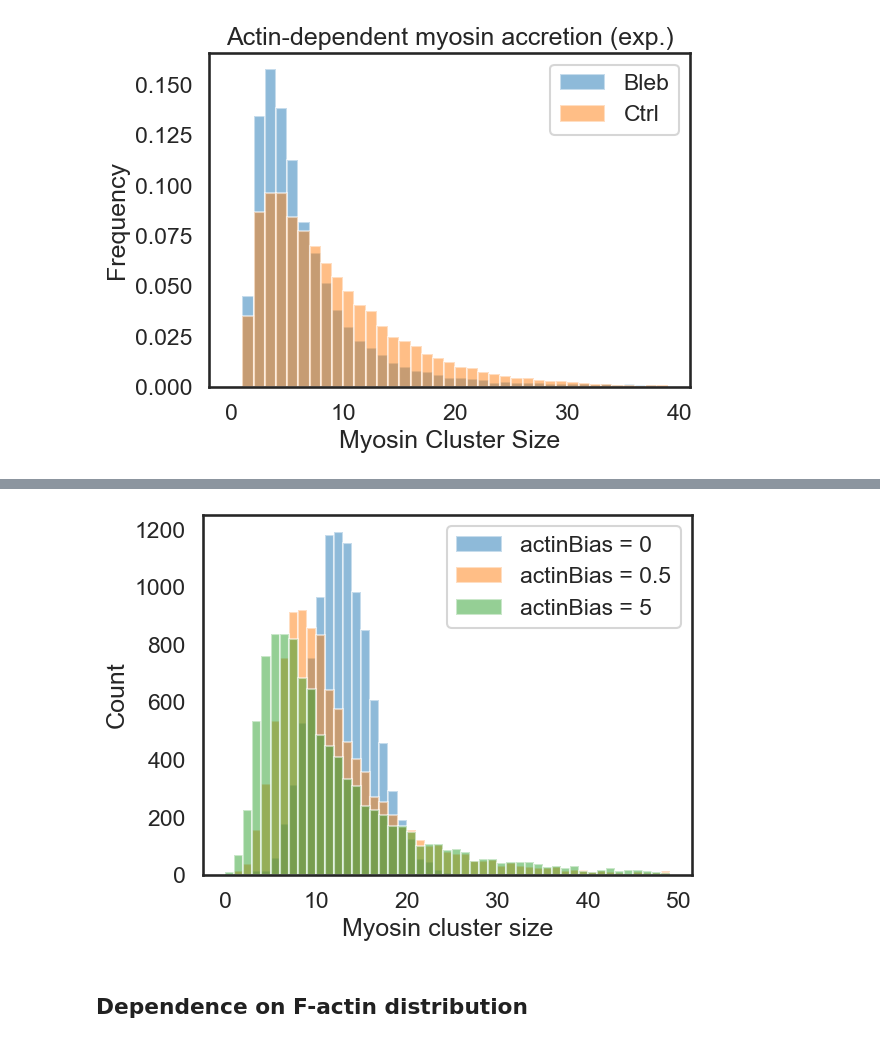
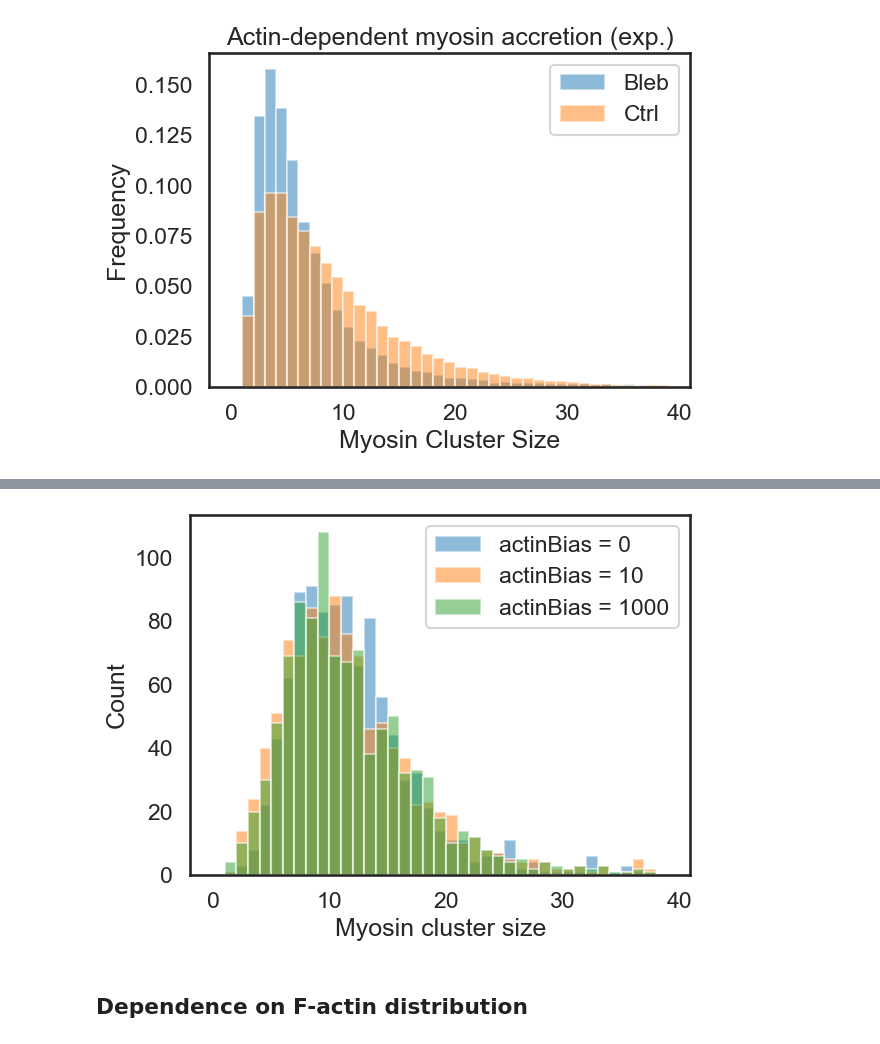
Before and after one commit to WHChou/Myosin-cluster-simulation, a Jupyter notebook: MyosinBinding_v2.ipynb, the cells around one changed output, grey strips where cells are left out. Saved outputs shown, nothing was run; the diff lists cells and outputs as text; code cells hidden in the pictures.

Commit message:
sweep acBias, correct init condition (myosin/actin)

```diff
--- a/MyosinBinding_v2.ipynb
+++ b/MyosinBinding_v2.ipynb
@@ -638,9 +683,9 @@ def plot_ecdf(a, label):
     plt.grid(True)
 # %%
 # Scan parameters to recapitulate experimental results
-numMyosin = [10000, 20000, 40000, 80000]
+numMyosin = [10000, 20000, 30000]
 numGrid = 10000
-actinBiasVal = [0, 0.2, 0.5, 1, 5]
+actinBiasVal = [0, 0.5, 1, 5, 10]
 myosinBiasVal = 5
 ifsave = 0
 dwnsample = 1
@@ -653,8 +698,8 @@ dwnsample = 1
 
 for ii in range(len(numMyosin)):
     for jj in range(len(actinBiasVal)):
-        ActinThick = GenActinThick('lognormal', numGrid, 1, 1)
-        MyosinInit = GenMyoNum('lognormal', numGrid, 1.31, 0.52)
+        ActinThick = GenActinThick('lognormal', numGrid, 1.62, 0.48)
+        MyosinInit = GenMyoNum('lognormal', numGrid, 1.73, 0.7)
         res = runSimulation(numGrid, numMyosin[ii], MyosinInit, ActinThick, actinBiasVal[jj], myosinBiasVal, ifsave, dwnsample)
 
         # Save CDF
@@ -662,7 +707,7 @@ for ii in range(len(numMyosin)):
         sns.set_context("talk")
         plt.figure()
         plot_ecdf(allIntWT, 'Experiment')
-        plot_ecdf(res, 'Simulation')
+        plot_ecdf(res, 'numMyosin='+str(numMyosin[ii])+r', $\beta$='+str(actinBiasVal[jj]))
         plt.title('Cumulative distribution')
         plt.xlabel("Myosin cluster size")
         plt.ylabel("Frequency")
@@ -697,15 +742,15 @@ for ii in range(len(numMyosin)):
 #df = pd.DataFrame({'alpha': myoBias, 'beta': acBias, 'mode': mode_array, 'sigma': sigma_array})
 #df.to_csv('params.csv')
 # %%
-numMyosin = 5000
+numMyosin = 2000
 numGrid = 1000
-actinBiasVal = 0
+actinBiasVal = 2
 myosinBiasVal = 5
 ifsave = 0
 dwnsample = 1
 
-ActinThick = GenActinThick('lognormal', numGrid, 1, 1)
-MyosinInit = GenMyoNum('lognormal', numGrid, 1.31, 0.52)
+ActinThick = GenActinThick('lognormal', numGrid, 1.62, 0.48)
+MyosinInit = GenMyoNum('lognormal', numGrid, 1.73, 0.7)
 res = runSimulation(numGrid, numMyosin, MyosinInit, ActinThick, actinBiasVal, myosinBiasVal, ifsave, dwnsample)
 # CDF
 sns.set_style("white")
@@ -734,39 +779,34 @@ plt.legend()
 # %%
 ## Run simulation
 # Simulation parameters
-numMyosin = 10000
+numMyosin = 5000
 numGrid = 1000
 #myoCap = 1000   # Cap the number of myosin per site
-actinBiasVal = [0, .5, 5]
+actinBiasVal = [0, 10, 1000]
 myosinBiasVal = 0
-merge_thresh = 100000000
-Pmerge = 0.
+ifsave=0
+dwnsample=1
 
-numSim = 10
 
 sns.set_style("white")
 sns.set_context("talk")
 plt.figure()
 #plt.rcParams['font.size'] = '16'
 for ii in range(len(actinBiasVal)):
-    numSim = 10
-    countRes = np.zeros((numSim, 80))
-    allRes = np.zeros((numSim, numGrid))
-    for jj in range(numSim):
-        # Run simulations
-        ActinThick = GenActinThick('lognormal', numGrid, 1, 1)
-        MyosinNum = GenMyoNum('normal', numGrid, 3, 1) #GenMyoNum('lognormal', 1000, 1.8, 0.6)
-        res = runSimulation(numGrid, numMyosin, MyosinNum, ActinThick, actinBiasVal[ii], myosinBiasVal, merge_thresh, Pmerge)
-        allRes[jj, :] = res   # Number of myosin particles
-    plt.hist(np.reshape(allRes, (numSim*numGrid, 1)), bins = np.arange(50), alpha = 0.5, label = "actinBias = " + str(actinBiasVal[ii]))
+    # Run simulations
+    ActinThick = GenActinThick('lognormal', numGrid, 1.62, 0.48)
+    MyosinInit = GenMyoNum('lognormal', numGrid, 1.73, 0.7)
+    res = runSimulation(numGrid, numMyosin, MyosinInit, ActinThick, actinBiasVal[ii], myosinBiasVal, ifsave, dwnsample)
+
+    plt.hist(res, bins = np.arange(40), alpha = 0.5, label = "actinBias = " + str(actinBiasVal[ii]))
 
 plt.xlabel("Myosin cluster size")
 plt.ylabel("Count")
 plt.legend()
 plt.tight_layout()
 #plt.savefig("myosinBinding_histogramComp_myoBias_0_mu_1_sigma_1_actinBiasComp.png", dpi = 300)
 # %% [output]
-[figure, old version]
+[figure, new version]
 # %% [markdown]
 ## Dependence on F-actin distribution
 # %%
```
Also changed, not shown: parts of 13 cells of this notebook.
